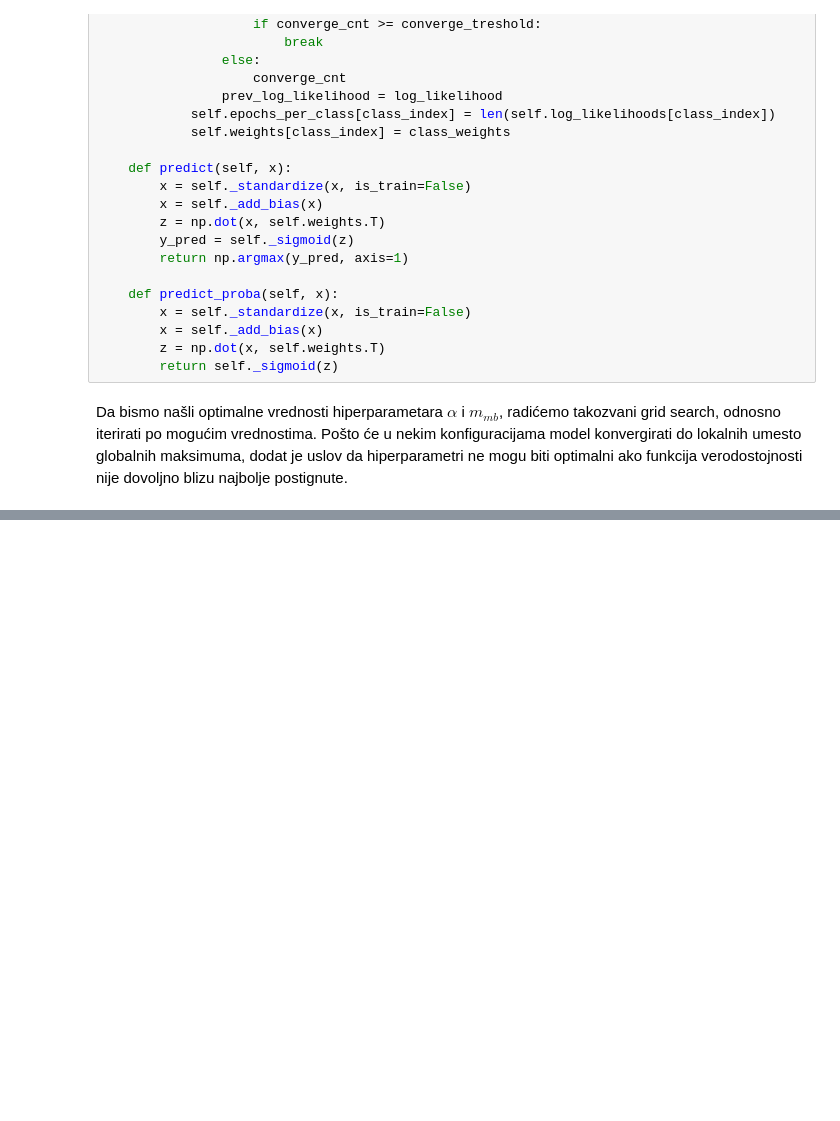
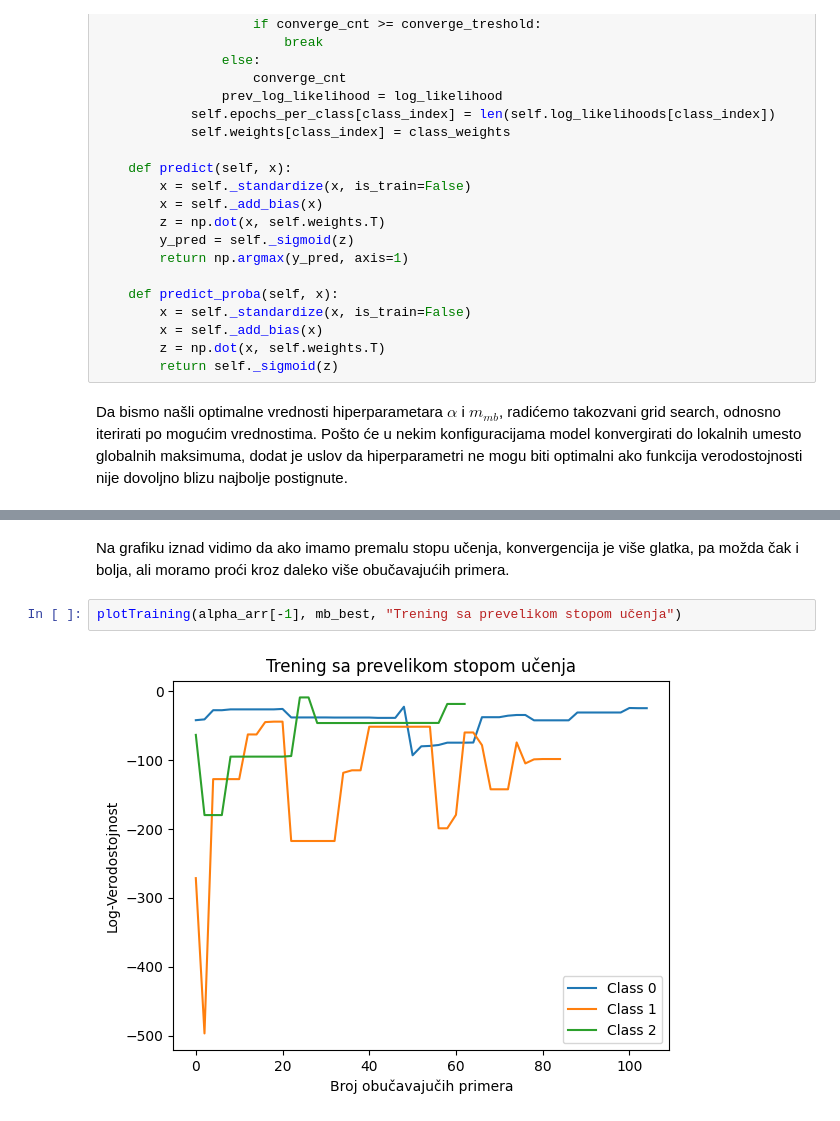
Before and after one commit to msisovic/MU-DZ-GLM, a Jupyter notebook: marko-sisovic-mu-dz1/zadatak2.ipynb, the cells around one changed output, grey strips where cells are left out. Saved outputs shown, nothing was run; the diff lists cells and outputs as text; blank space fills up the shorter version.

```diff
--- a/marko-sisovic-mu-dz1/zadatak2.ipynb
+++ b/marko-sisovic-mu-dz1/zadatak2.ipynb
@@ -163,0 +176,6 @@ Test Accuracy: 0.9444
+# %% [markdown]
+Na grafiku iznad vidimo da ako imamo premalu stopu učenja, konvergencija je više glatka, pa možda čak i bolja, ali moramo proći kroz daleko više obučavajućih primera.
+# %%
+plotTraining(alpha_arr[-1], mb_best, "Trening sa prevelikom stopom učenja")
+# %% [output]
+[figure, added]
```
Also changed, not shown: parts of 13 cells of this notebook, 1 other file.
